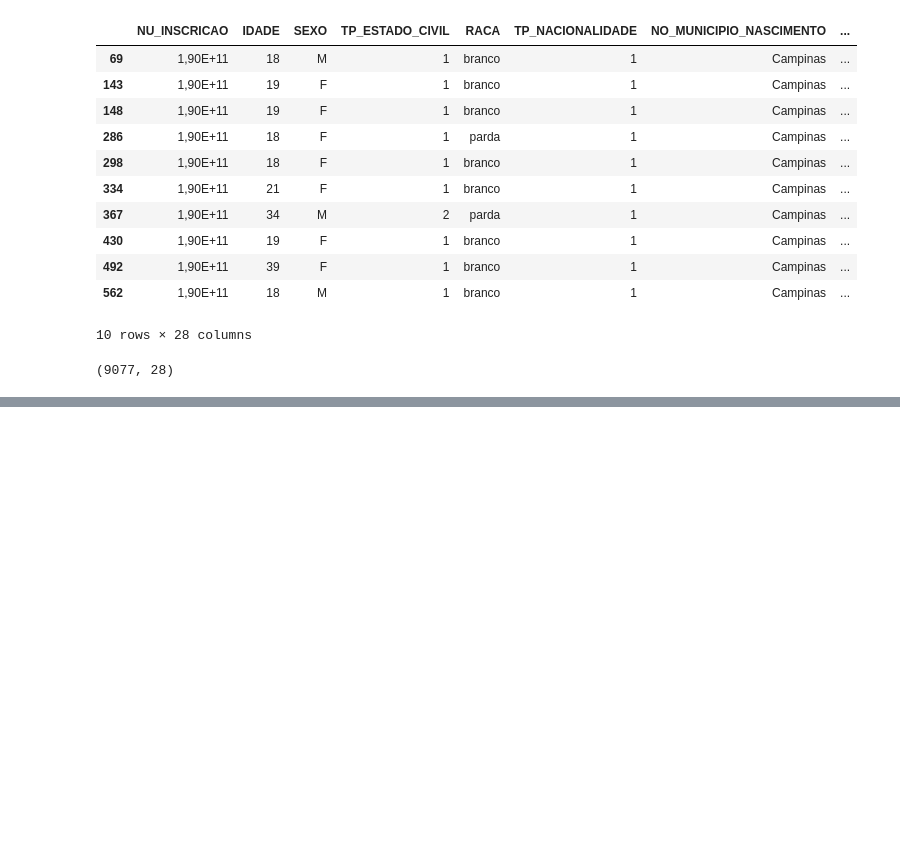
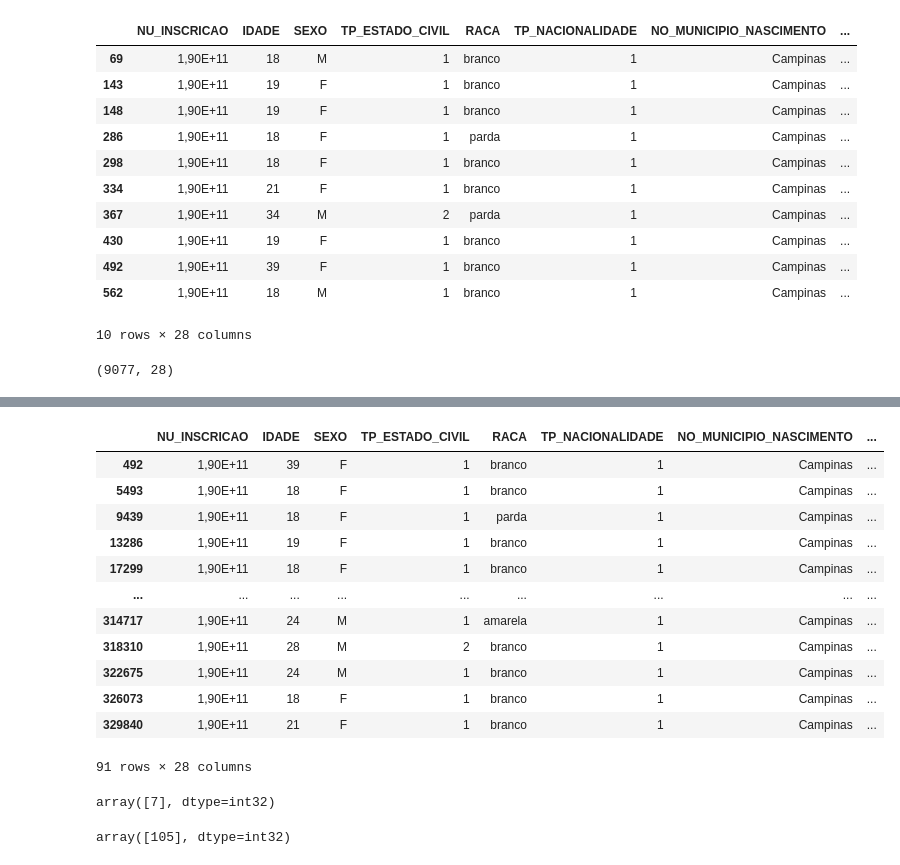
Before and after one commit to arthurresendes/Estatistica-aplicada, a Jupyter notebook: Enem/amostragem.ipynb, the cells around one changed output, grey strips where cells are left out. Drawn from its saved outputs; the diff is of its cells as text; code cells hidden in the pictures; blank space fills up the shorter version.

```diff
--- a/Enem/amostragem.ipynb
+++ b/Enem/amostragem.ipynb
@@ -35,0 +112,6 @@ enem_campinas.shape
+# %%
+np.random.seed(3)
+inicio = np.random.choice(10,1)
+# %%
+amostra2 = np.arange(inicio.item(), 9077, 100)
+amostra2
@@ -35,0 +128,18 @@ enem_campinas.shape
+# %%
+amos_sistematica = enem_campinas.iloc[amostra2,:] # iloc busca pelo indice
+# %%
+amos_sistematica
+# %% [output]
+|  | NU_INSCRICAO | IDADE | SEXO | TP_ESTADO_CIVIL | RACA | TP_NACIONALIDADE | NO_MUNICIPIO_NASCIMENTO | ... |
+| 492 | 1,90E+11 | 39 | F | 1 | branco | 1 | Campinas | ... |
+| 5493 | 1,90E+11 | 18 | F | 1 | branco | 1 | Campinas | ... |
+| 9439 | 1,90E+11 | 18 | F | 1 | parda | 1 | Campinas | ... |
+| 13286 | 1,90E+11 | 19 | F | 1 | branco | 1 | Campinas | ... |
+| 17299 | 1,90E+11 | 18 | F | 1 | branco | 1 | Campinas | ... |
+| ... | ... | ... | ... | ... | ... | ... | ... | ... |
+| 314717 | 1,90E+11 | 24 | M | 1 | amarela | 1 | Campinas | ... |
+| 318310 | 1,90E+11 | 28 | M | 2 | branco | 1 | Campinas | ... |
+| 322675 | 1,90E+11 | 24 | M | 1 | branco | 1 | Campinas | ... |
+| 326073 | 1,90E+11 | 18 | F | 1 | branco | 1 | Campinas | ... |
+| 329840 | 1,90E+11 | 21 | F | 1 | branco | 1 | Campinas | ... |
+91 rows × 28 columns
@@ -35,0 +151,8 @@ enem_campinas.shape
+# %%
+inicio
+# %% [output]
+array([7], dtype=int32)
+# %%
+passo
+# %% [output]
+array([105], dtype=int32)
```
Also changed, not shown: parts of 18 cells of this notebook.
